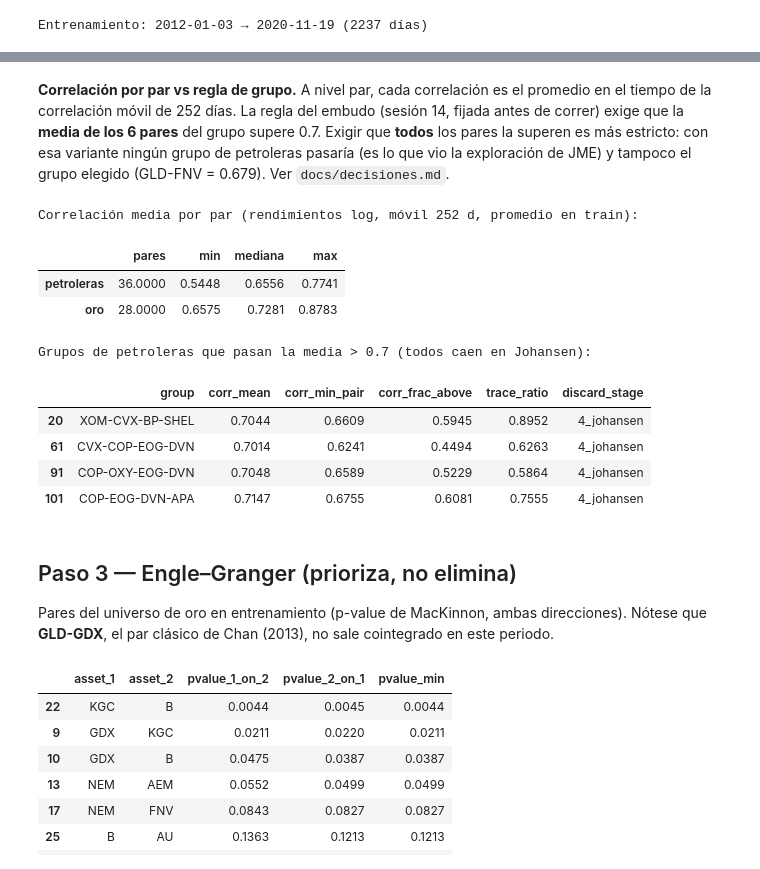
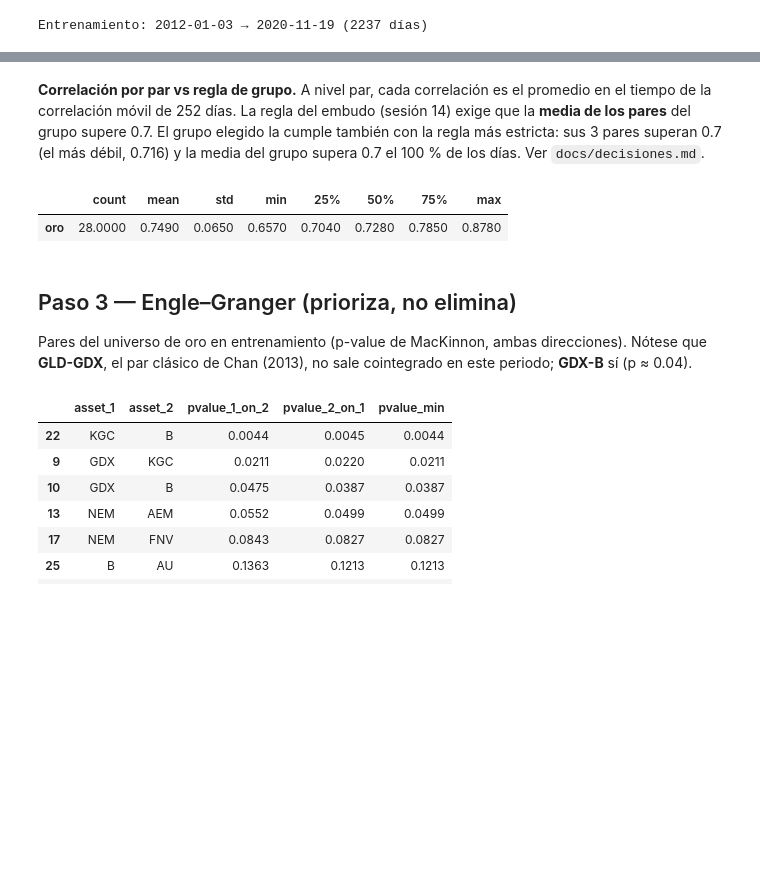
Before and after one commit to GonzaloCanoP/Lab03_MyST_Equipo6, a Jupyter notebook: notebooks/02_seleccion_grupo.ipynb, the cells around one changed output, grey strips where cells are left out. Drawn from its saved outputs; the diff is of its cells as text; code cells hidden in the pictures; blank space fills up the shorter version.

```diff
--- a/notebooks/02_seleccion_grupo.ipynb
+++ b/notebooks/02_seleccion_grupo.ipynb
@@ -64,8 +70,11 @@ cada uno: C(9, 4) + C(8, 4). Ese total es el que se reporta para la discusión d
 # %%
+from cointegration.selection import GROUP_SIZES
+from cointegration.universe import active_universes
+
 counts = pd.DataFrame({
-    name: {"activos": len(spec["tickers"]), "grupos de 4": comb(len(spec["tickers"]), N_ASSETS),
+    name: {"activos": len(spec["tickers"]), **{f"grupos de {k}": comb(len(spec["tickers"]), k) for k in GROUP_SIZES},
            "tickers": ", ".join(spec["tickers"])}
-    for name, spec in UNIVERSES.items()
+    for name, spec in active_universes().items()
 }).T
 print("Total de grupos evaluados:", len(table))
 counts
@@ -113,38 +123,25 @@ table.groupby("universe")[["corr_mean", "corr_min_pair", "corr_frac_above"]].des
 # %% [markdown]
 **Correlación por par vs regla de grupo.** A nivel par, cada correlación es el promedio en el tiempo de la
-correlación móvil de 252 días. La regla del embudo (sesión 14, fijada antes de correr) exige que la **media de los 6
-pares** del grupo supere 0.7. Exigir que **todos** los pares la superen es más estricto: con esa variante ningún grupo
-de petroleras pasaría (es lo que vio la exploración de JME) y tampoco el grupo elegido (GLD-FNV = 0.679). Ver
-`docs/decisiones.md`.
+correlación móvil de 252 días. La regla del embudo (sesión 14) exige que la **media de los pares** del grupo supere 0.7.
+El grupo elegido la cumple también con la regla más estricta: sus 3 pares superan 0.7 (el más débil, 0.716) y la media
+del grupo supera 0.7 el 100 % de los días. Ver `docs/decisiones.md`.
 # %%
 from cointegration.correlation import rolling_pairwise_correlation
 from cointegration.selection import CORR_WINDOW
 
 pair_level = pd.DataFrame({
     name: rolling_pairwise_correlation(np.log(train[spec["tickers"]]).diff().dropna(), CORR_WINDOW).mean().describe()
-    for name, spec in UNIVERSES.items()
-}).T[["count", "min", "50%", "max"]].rename(columns={"count": "pares", "50%": "mediana"})
-print("Correlación media por par (rendimientos log, móvil 252 d, promedio en train):")
-display(pair_level)
-print("Grupos de petroleras que pasan la media > 0.7 (todos caen en Johansen):")
-table.loc[(table["universe"] == "petroleras") & (table["corr_mean"] > CORR_THRESHOLD),
-          ["group", "corr_mean", "corr_min_pair", "corr_frac_above", "trace_ratio", "discard_stage"]]
+    for name, spec in active_universes().items()
+}).T
+pair_level.round(3)
 # %% [output]
-Correlación media por par (rendimientos log, móvil 252 d, promedio en train):
-|  | pares | min | mediana | max |
-| petroleras | 36.0000 | 0.5448 | 0.6556 | 0.7741 |
-| oro | 28.0000 | 0.6575 | 0.7281 | 0.8783 |
+|  | count | mean | std | min | 25% | 50% | 75% | max |
+| oro | 28.0000 | 0.7490 | 0.0650 | 0.6570 | 0.7040 | 0.7280 | 0.7850 | 0.8780 |
-Grupos de petroleras que pasan la media > 0.7 (todos caen en Johansen):
-|  | group | corr_mean | corr_min_pair | corr_frac_above | trace_ratio | discard_stage |
-| 20 | XOM-CVX-BP-SHEL | 0.7044 | 0.6609 | 0.5945 | 0.8952 | 4_johansen |
-| 61 | CVX-COP-EOG-DVN | 0.7014 | 0.6241 | 0.4494 | 0.6263 | 4_johansen |
-| 91 | COP-OXY-EOG-DVN | 0.7048 | 0.6589 | 0.5229 | 0.5864 | 4_johansen |
-| 101 | COP-EOG-DVN-APA | 0.7147 | 0.6755 | 0.6081 | 0.7555 | 4_johansen |
 # %% [markdown]
 ## Paso 3 — Engle–Granger (prioriza, no elimina)
 
 Pares del universo de oro en entrenamiento (p-value de MacKinnon, ambas direcciones). Nótese que **GLD-GDX**, el par
-clásico de Chan (2013), no sale cointegrado en este periodo.
+clásico de Chan (2013), no sale cointegrado en este periodo; **GDX-B** sí (p ≈ 0.04).
 # %%
 gold = UNIVERSES["oro"]["tickers"]
 pairs_gold = pairwise_engle_granger(np.log(train[gold])).sort_values("pvalue_min")
```
Also changed, not shown: parts of 21 cells of this notebook, 6 other files.
